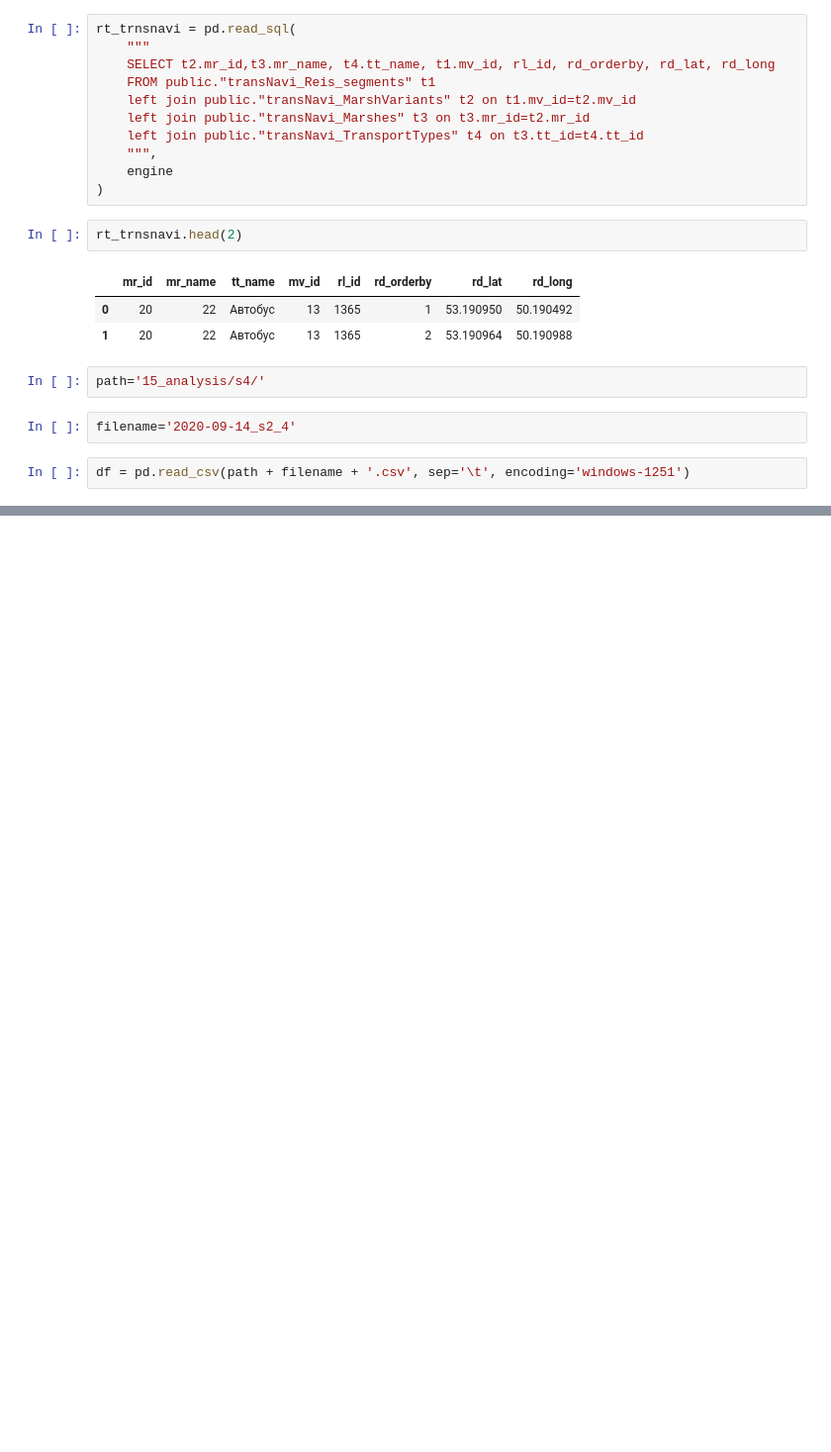
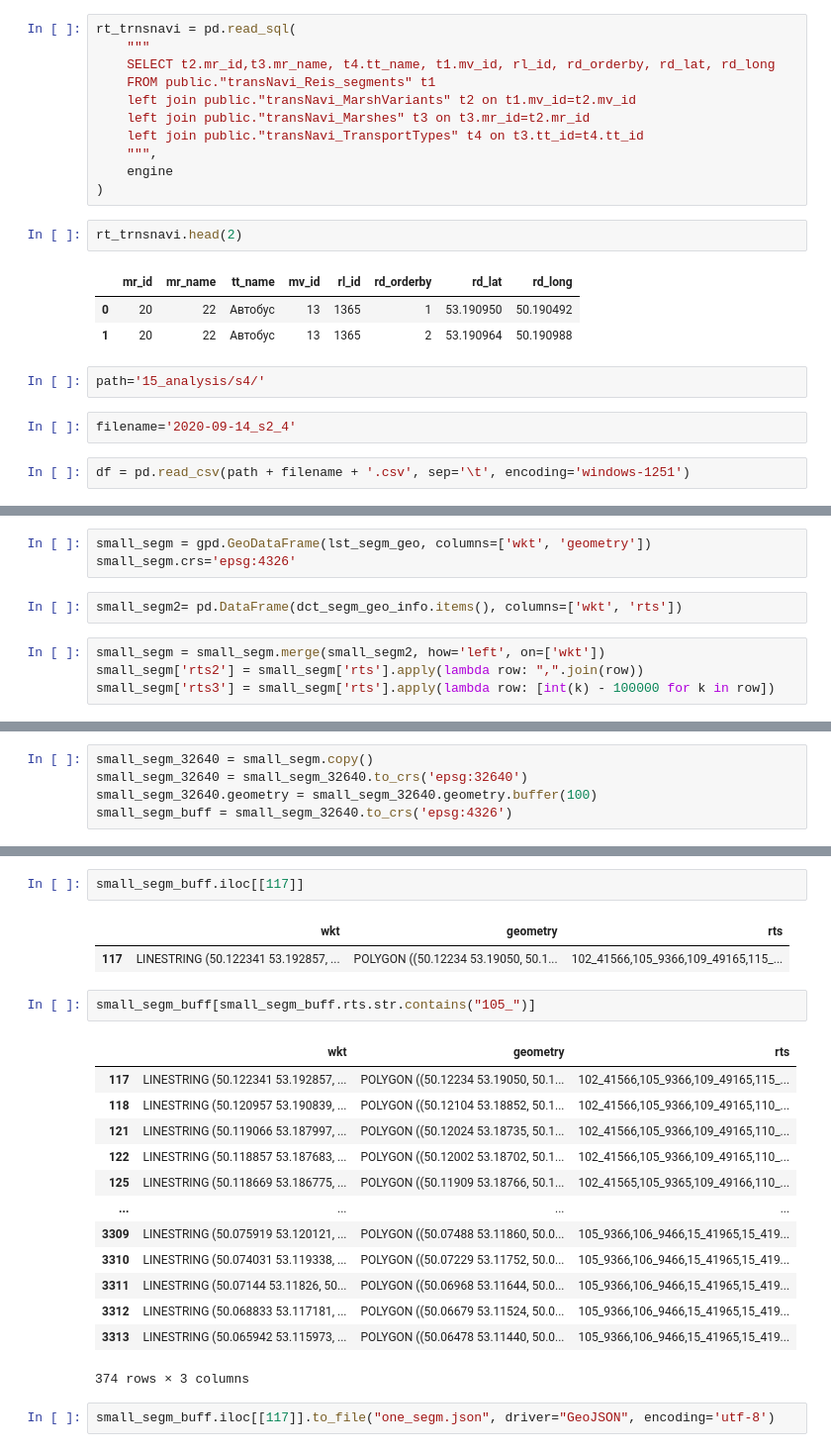
Before and after one commit to ochristm/samara, a Jupyter notebook: tracks/tracks.ipynb, the cells around one changed output, grey strips where cells are left out. Shown at 99% size. Saved outputs shown, nothing was run; the diff lists cells and outputs as text; blank space fills up the shorter version.

```diff
--- a/tracks/tracks.ipynb
+++ b/tracks/tracks.ipynb
@@ -169,0 +118,9 @@ graph_lines.head(2)
+# %%
+small_segm = gpd.GeoDataFrame(lst_segm_geo, columns=['wkt', 'geometry'])
+small_segm.crs='epsg:4326'
+# %%
+small_segm2= pd.DataFrame(dct_segm_geo_info.items(), columns=['wkt', 'rts'])
+# %%
+small_segm = small_segm.merge(small_segm2, how='left', on=['wkt'])
+small_segm['rts2'] = small_segm['rts'].apply(lambda row: ",".join(row))
+small_segm['rts3'] = small_segm['rts'].apply(lambda row: [int(k) - 100000 for k in row])
@@ -187,0 +177,5 @@ rt_trnsnavi[rt_trnsnavi.mr_id==119]
+# %%
+small_segm_32640 = small_segm.copy()
+small_segm_32640 = small_segm_32640.to_crs('epsg:32640')
+small_segm_32640.geometry = small_segm_32640.geometry.buffer(100)
+small_segm_buff = small_segm_32640.to_crs('epsg:4326')
@@ -187,0 +227,23 @@ rt_trnsnavi[rt_trnsnavi.mr_id==119]
+# %%
+small_segm_buff.iloc[[117]]
+# %% [output]
+|  | wkt | geometry | rts |
+| 117 | LINESTRING (50.122341 53.192857, ... | POLYGON ((50.12234 53.19050, 50.1... | 102_41566,105_9366,109_49165,115_... |
+# %%
+small_segm_buff[small_segm_buff.rts.str.contains("105_")]
+# %% [output]
+|  | wkt | geometry | rts |
+| 117 | LINESTRING (50.122341 53.192857, ... | POLYGON ((50.12234 53.19050, 50.1... | 102_41566,105_9366,109_49165,115_... |
+| 118 | LINESTRING (50.120957 53.190839, ... | POLYGON ((50.12104 53.18852, 50.1... | 102_41566,105_9366,109_49165,110_... |
+| 121 | LINESTRING (50.119066 53.187997, ... | POLYGON ((50.12024 53.18735, 50.1... | 102_41566,105_9366,109_49165,110_... |
+| 122 | LINESTRING (50.118857 53.187683, ... | POLYGON ((50.12002 53.18702, 50.1... | 102_41566,105_9366,109_49165,110_... |
+| 125 | LINESTRING (50.118669 53.186775, ... | POLYGON ((50.11909 53.18766, 50.1... | 102_41565,105_9365,109_49166,110_... |
+| ... | ... | ... | ... |
+| 3309 | LINESTRING (50.075919 53.120121, ... | POLYGON ((50.07488 53.11860, 50.0... | 105_9366,106_9466,15_41965,15_419... |
+| 3310 | LINESTRING (50.074031 53.119338, ... | POLYGON ((50.07229 53.11752, 50.0... | 105_9366,106_9466,15_41965,15_419... |
+| 3311 | LINESTRING (50.07144 53.11826, 50... | POLYGON ((50.06968 53.11644, 50.0... | 105_9366,106_9466,15_41965,15_419... |
+| 3312 | LINESTRING (50.068833 53.117181, ... | POLYGON ((50.06679 53.11524, 50.0... | 105_9366,106_9466,15_41965,15_419... |
+| 3313 | LINESTRING (50.065942 53.115973, ... | POLYGON ((50.06478 53.11440, 50.0... | 105_9366,106_9466,15_41965,15_419... |
+374 rows × 3 columns
+# %%
+small_segm_buff.iloc[[117]].to_file("one_segm.json", driver="GeoJSON", encoding='utf-8')
```
Also changed, not shown: parts of 42 cells of this notebook.
